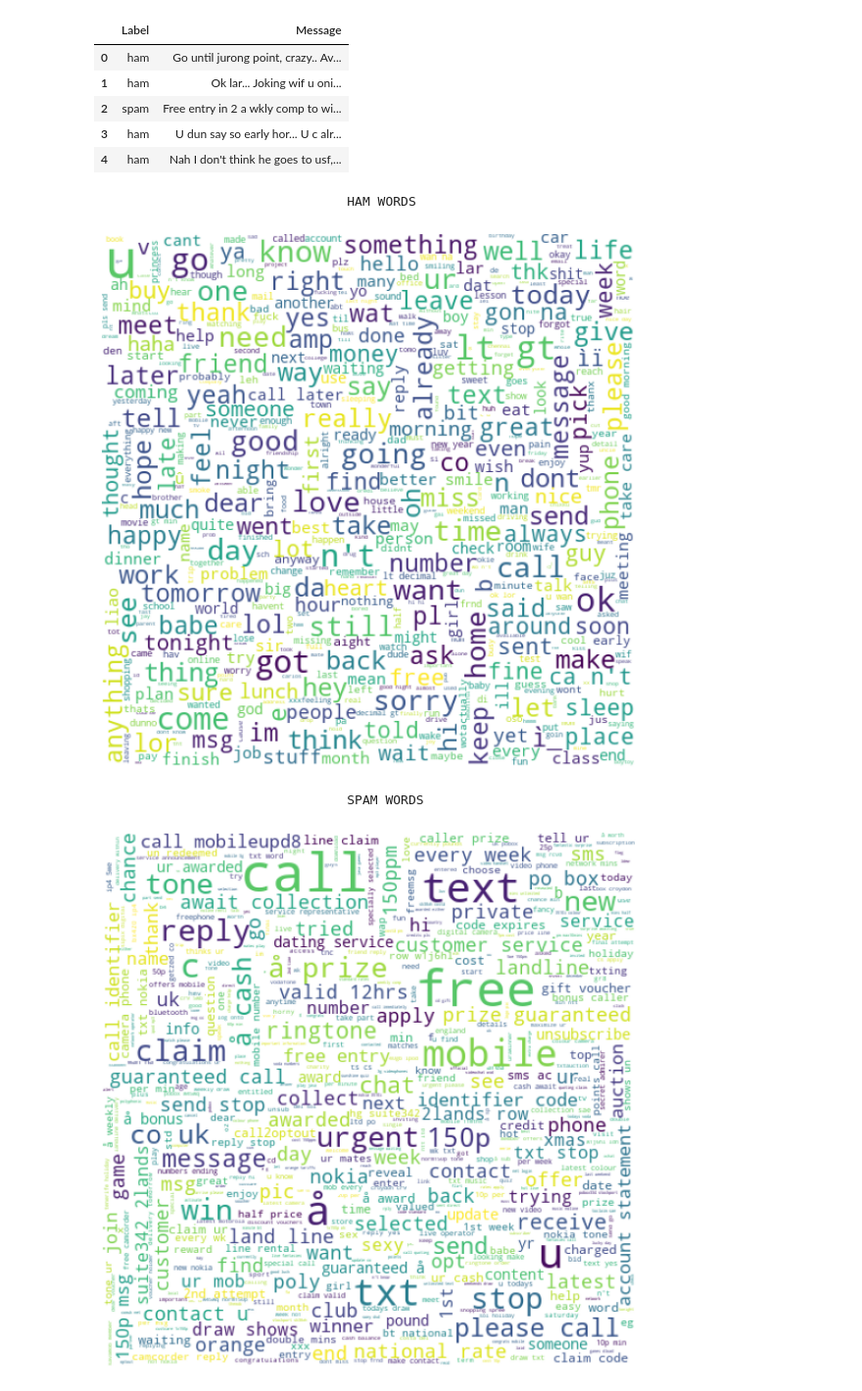
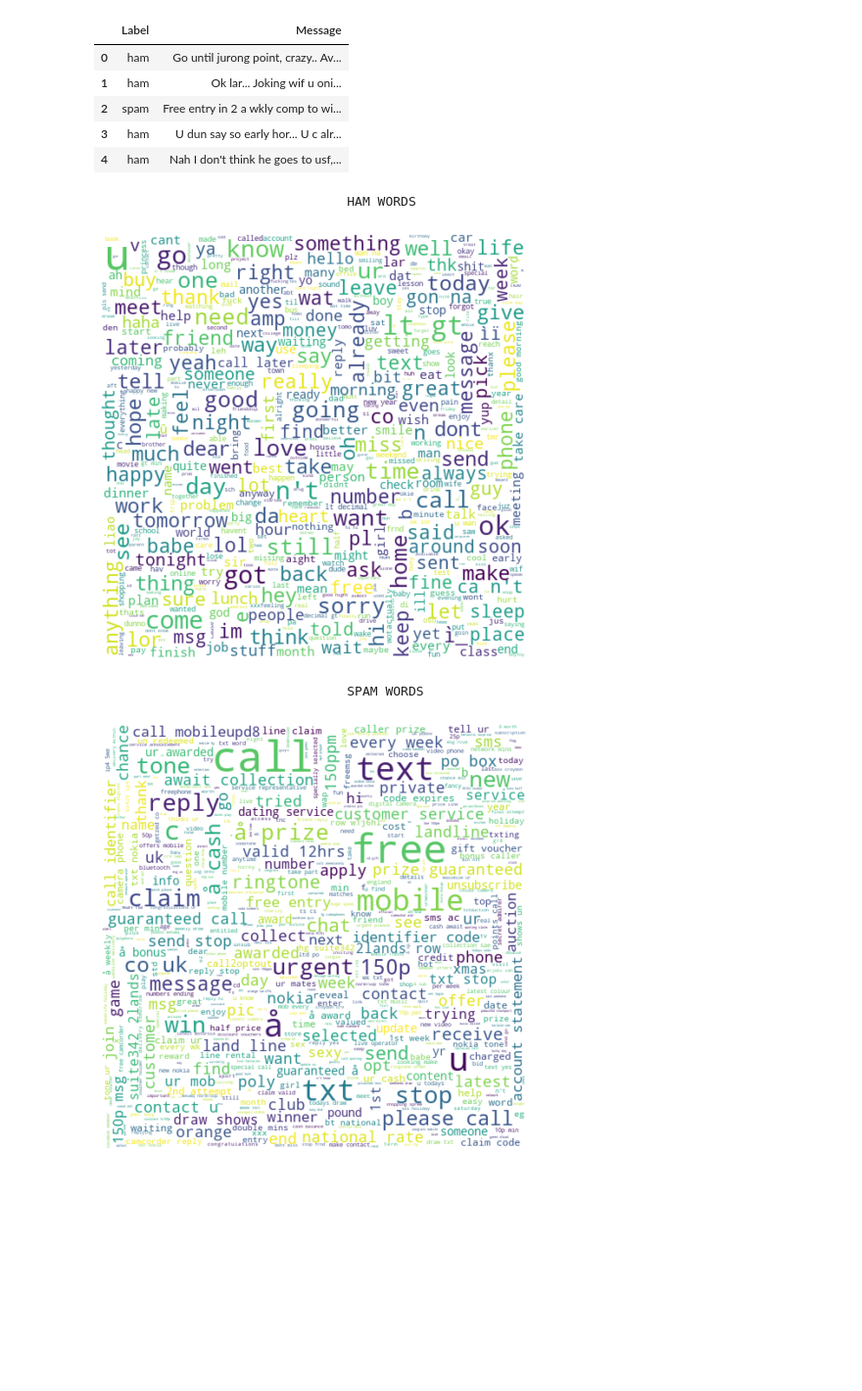
Before and after one commit to dinesh-umkc/kdm, a Jupyter notebook: ICP_5_Spam_Detection.ipynb, the cells around one changed output. Shown at 98% size. Drawn from its saved outputs; the diff is of its cells as text; code cells hidden in the pictures; blank space fills up the shorter version.

```diff
--- a/ICP_5_Spam_Detection.ipynb
+++ b/ICP_5_Spam_Detection.ipynb
@@ -88,23 +88,22 @@ for words in spam_dataset.Message:
 # %%
 def gen_wordcloud(wordcloud):
     plt.figure(figsize = (10,8))
-    plt.imshow(wordcloud)
-    plt.tight_layout(pad=0)
+    plt.imshow(wordcloud,interpolation='bilinear')
     plt.axis('off')
     plt.show()
 
 print("\n")
 print("\t\t\t\t HAM WORDS")
 wordcloud = WordCloud(background_color = 'white', width = 500, height = 500, stopwords = stopwords,
                      max_words = 500, max_font_size = 50, random_state = 42).generate(ham_words)
 gen_wordcloud(wordcloud)
 
 print("\t\t\t\t SPAM WORDS")
 wordcloud = WordCloud(background_color = 'white', width = 500, height = 500, stopwords = stopwords,
                      max_words = 500, max_font_size = 50, random_state = 42).generate(spam_words)
 gen_wordcloud(wordcloud)
 # %% [output]
                                  HAM WORDS
-[figure, old version]
+[figure, new version]
                                  SPAM WORDS
-[figure, old version]
+[figure, new version]
```
Also changed, not shown: parts of 4 cells of this notebook.
